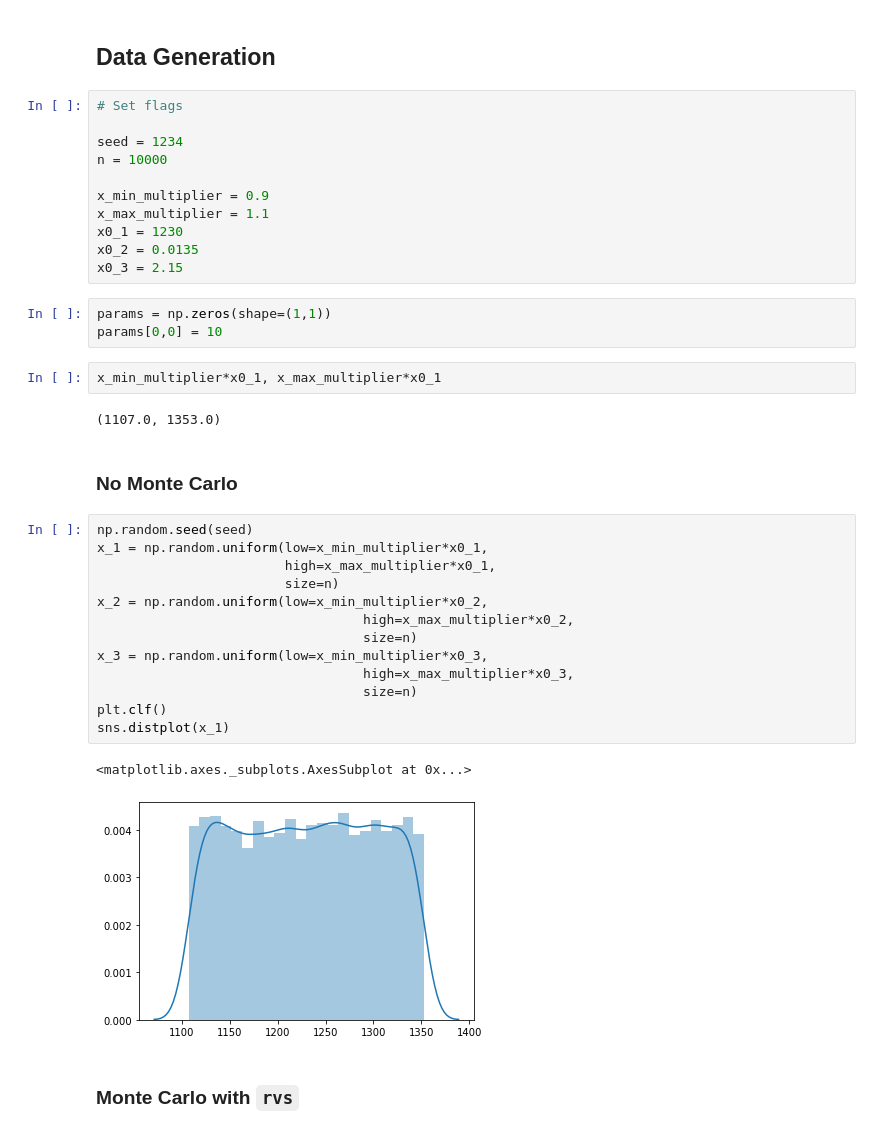
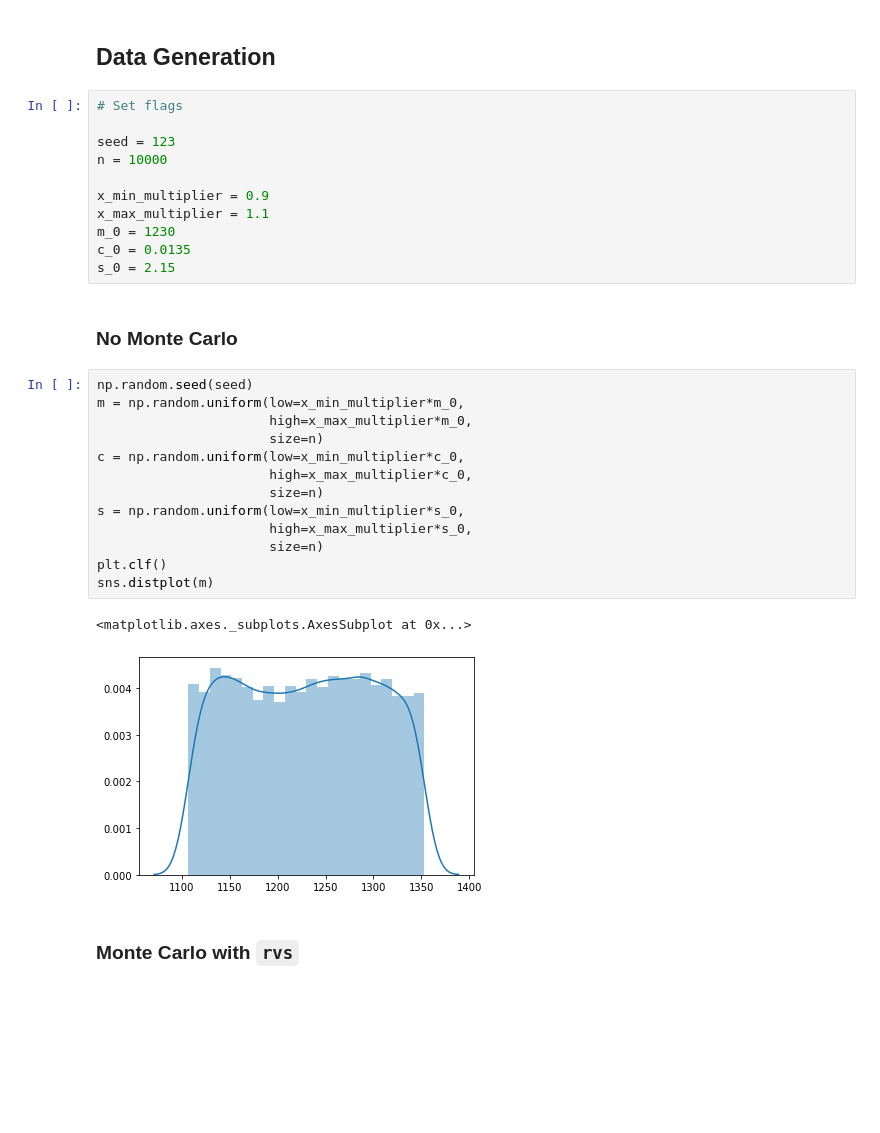
Before and after one commit to OpenSourceEconomics/econsa, a Jupyter notebook: copula-sampling.ipynb, the cells around one changed output. Drawn from its saved outputs; the diff is of its cells as text; blank space fills up the shorter version.

```diff
--- a/copula-sampling.ipynb
+++ b/copula-sampling.ipynb
@@ -116,39 +94,32 @@ def eoq_harris_partial(params, x, fix_num=0):
 # %%
 # Set flags
 
-seed = 1234
+seed = 123
 n = 10000
 
 x_min_multiplier = 0.9
 x_max_multiplier = 1.1
-x0_1 = 1230
-x0_2 = 0.0135
-x0_3 = 2.15
+m_0 = 1230
+c_0 = 0.0135
+s_0 = 2.15
-# %%
-params = np.zeros(shape=(1,1))
-params[0,0] = 10
-# %%
-x_min_multiplier*x0_1, x_max_multiplier*x0_1
-# %% [output]
-(1107.0, 1353.0)
 # %% [markdown]
 ### No Monte Carlo
 # %%
 np.random.seed(seed)
-x_1 = np.random.uniform(low=x_min_multiplier*x0_1,
-                        high=x_max_multiplier*x0_1,
-                        size=n)
-x_2 = np.random.uniform(low=x_min_multiplier*x0_2,
-                                  high=x_max_multiplier*x0_2,
-                                  size=n)
-x_3 = np.random.uniform(low=x_min_multiplier*x0_3,
-                                  high=x_max_multiplier*x0_3,
-                                  size=n)
+m = np.random.uniform(low=x_min_multiplier*m_0,
+                      high=x_max_multiplier*m_0,
+                      size=n)
+c = np.random.uniform(low=x_min_multiplier*c_0,
+                      high=x_max_multiplier*c_0,
+                      size=n)
+s = np.random.uniform(low=x_min_multiplier*s_0,
+                      high=x_max_multiplier*s_0,
+                      size=n)
 plt.clf()
-sns.distplot(x_1)
+sns.distplot(m)
 # %% [output]
 <matplotlib.axes._subplots.AxesSubplot at 0x...>
-[figure, old version]
+[figure, new version]
 # %% [markdown]
 ### Monte Carlo with `rvs`
 # %%
```
Also changed, not shown: parts of 68 cells of this notebook, 1 other file.
